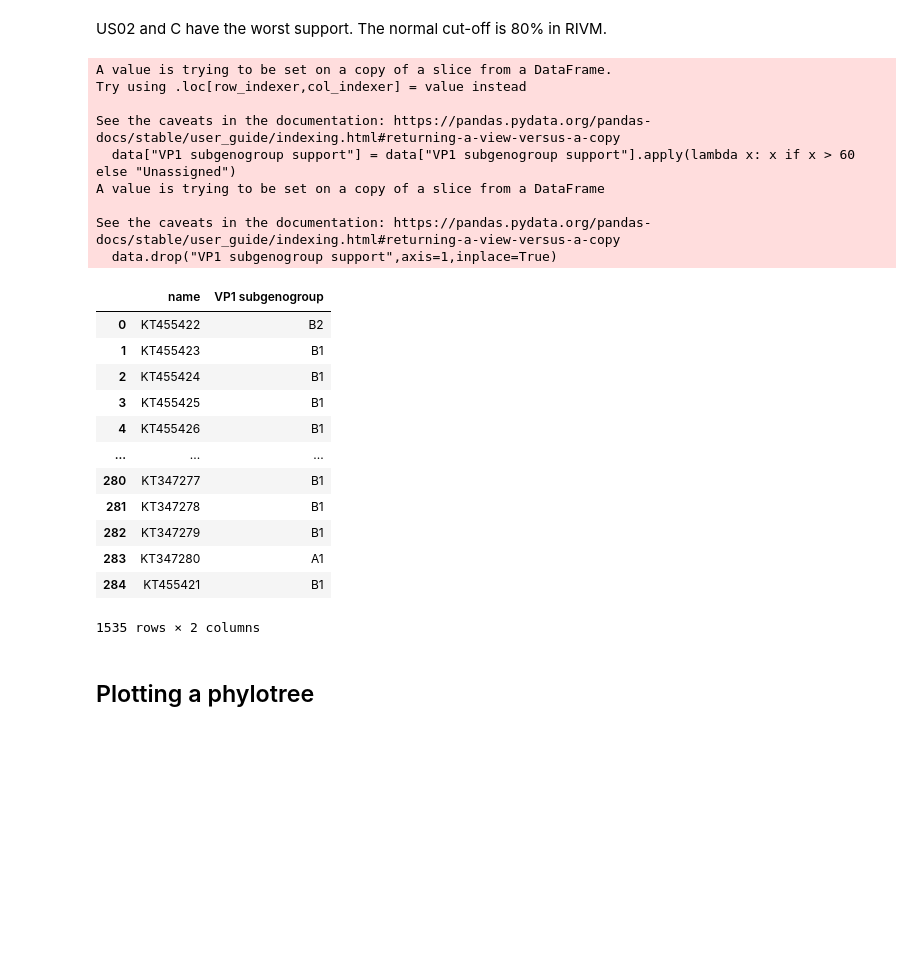
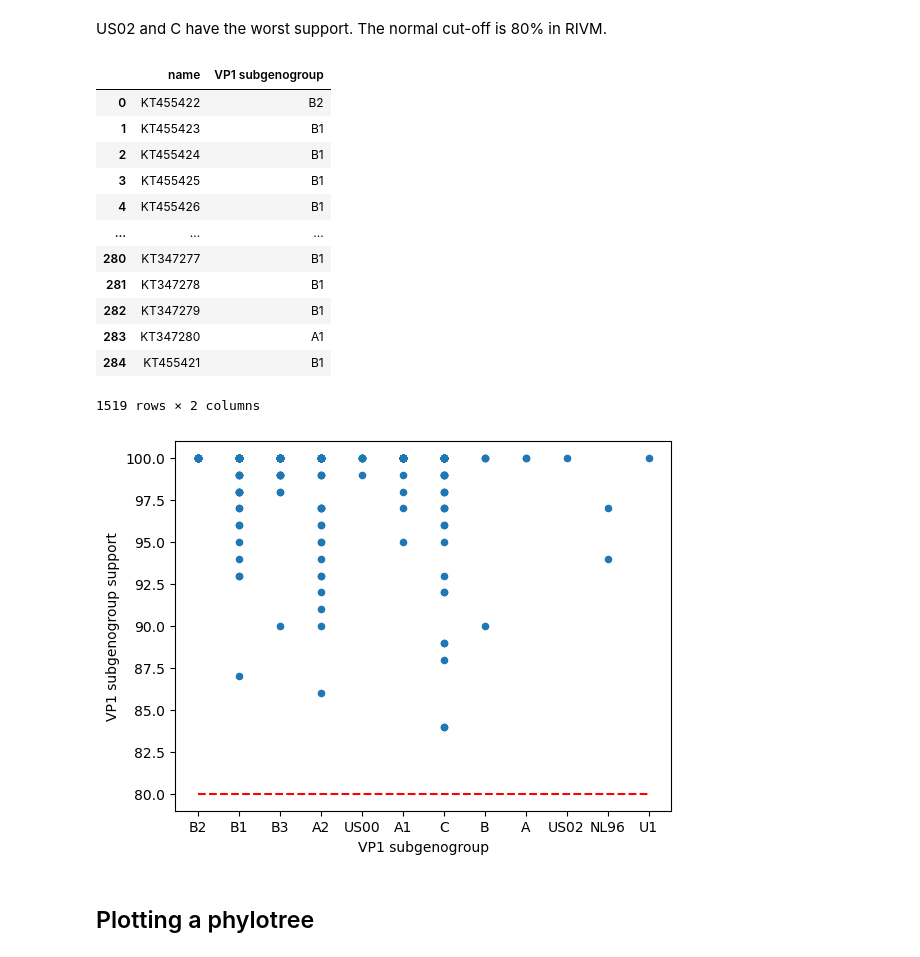
Before and after one commit to hodcroftlab/EVclades, a Jupyter notebook: scripts/subtypes.ipynb, the cells around one changed output. Drawn from its saved outputs; the diff is of its cells as text; code cells hidden in the pictures; blank space fills up the shorter version.

Commit message:
plot_trees: adapted to EVs

```diff
--- a/scripts/subtypes.ipynb
+++ b/scripts/subtypes.ipynb
@@ -211,33 +127,30 @@ US02 and C have the worst support. The normal cut-off is 80% in RIVM.
 # %%
 # get a lookup table with all bootstrapping values higher than 60%, replace below 60% with "Unassigned"
 data = df[["name", "VP1 subgenogroup", "VP1 subgenogroup support"]]
-data["VP1 subgenogroup support"] = data["VP1 subgenogroup support"].apply(lambda x: x if x > 60 else "Unassigned")
+# data["VP1 subgenogroup support"] = data["VP1 subgenogroup support"].apply(lambda x: x if x > 80 else "Unassigned")
+data=data.loc[data["VP1 subgenogroup support"]>80]
+
+data.plot(x="VP1 subgenogroup", y="VP1 subgenogroup support", kind="scatter")
+plt.plot([0, 11], [80, 80], color='red', linestyle='--')
+
 data.drop("VP1 subgenogroup support",axis=1,inplace=True)
-data.to_csv("~/workspace/fluclades/RIVM_genotype.csv", index=False)
+data.to_csv("~/workspace/fluclades/data/RIVM_genotype_80.csv", index=False)
 data
 # %% [output]
+|  | name | VP1 subgenogroup |
+| 0 | KT455422 | B2 |
+| 1 | KT455423 | B1 |
+| 2 | KT455424 | B1 |
+| 3 | KT455425 | B1 |
+| 4 | KT455426 | B1 |
+| ... | ... | ... |
+| 280 | KT347277 | B1 |
+| 281 | KT347278 | B1 |
+| 282 | KT347279 | B1 |
+| 283 | KT347280 | A1 |
+| 284 | KT455421 | B1 |
-A value is trying to be set on a copy of a slice from a DataFrame.
-Try using .loc[row_indexer,col_indexer] = value instead
-
-See the caveats in the documentation: https://pandas.pydata.org/pandas-docs/stable/user_guide/indexing.html#returning-a-view-versus-a-copy
-  data["VP1 subgenogroup support"] = data["VP1 subgenogroup support"].apply(lambda x: x if x > 60 else "Unassigned")
-A value is trying to be set on a copy of a slice from a DataFrame
-
-See the caveats in the documentation: https://pandas.pydata.org/pandas-docs/stable/user_guide/indexing.html#returning-a-view-versus-a-copy
-  data.drop("VP1 subgenogroup support",axis=1,inplace=True)
+1519 rows × 2 columns
-|  | name | VP1 subgenogroup |
-| 0 | KT455422 | B2 |
-| 1 | KT455423 | B1 |
-| 2 | KT455424 | B1 |
-| 3 | KT455425 | B1 |
-| 4 | KT455426 | B1 |
-| ... | ... | ... |
-| 280 | KT347277 | B1 |
-| 281 | KT347278 | B1 |
-| 282 | KT347279 | B1 |
-| 283 | KT347280 | A1 |
-| 284 | KT455421 | B1 |
-1535 rows × 2 columns
+[figure, added]
 # %% [markdown]
 ## Plotting a phylotree
 # %%
```
Also changed, not shown: parts of 8 cells of this notebook, 3 other files.
